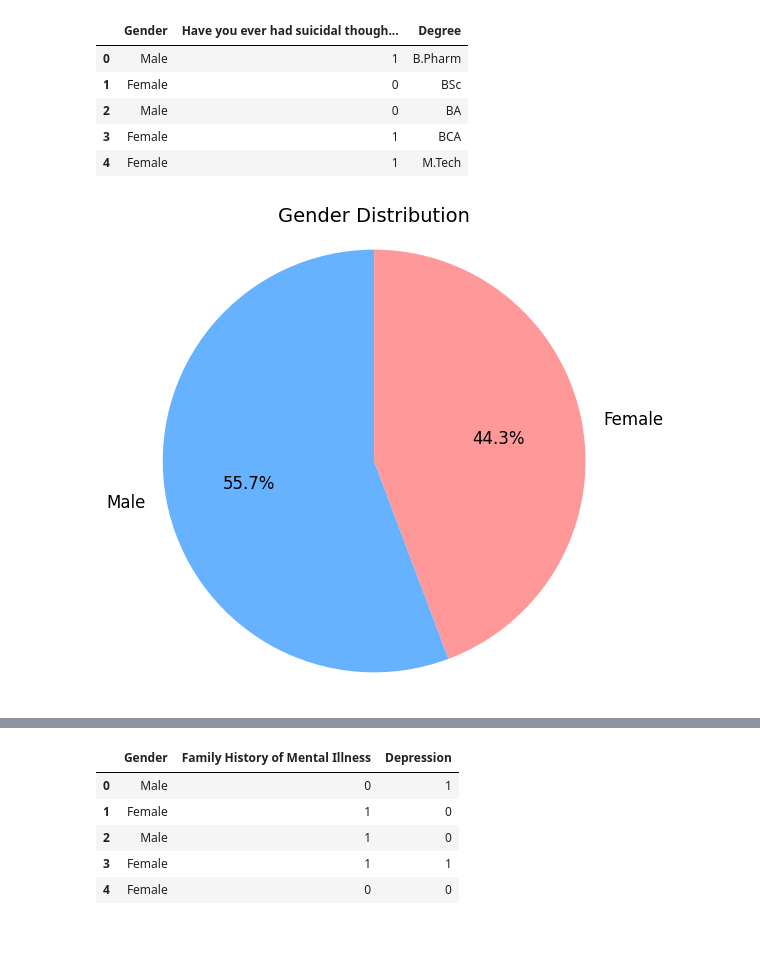
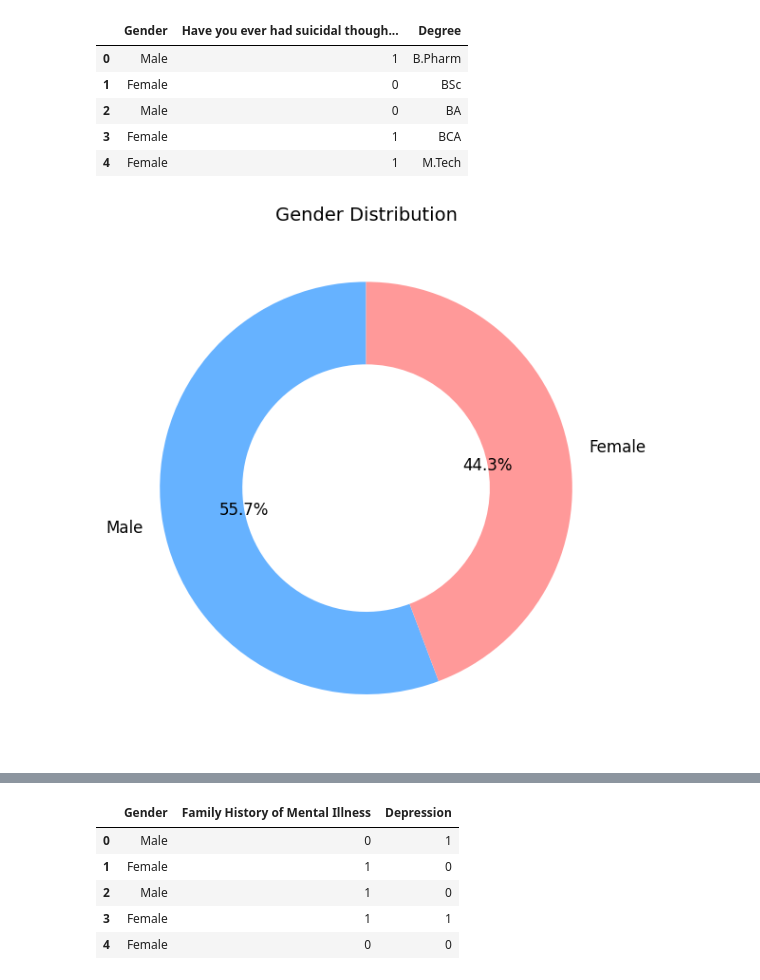
Before and after one commit to dinnifarisya/Student-Depression-Data-Science-Project, a Jupyter notebook: Data Science Project.ipynb, the cells around one changed output, grey strips where cells are left out. Cells and saved outputs as stored; diff of their text form; code cells hidden in the pictures; blank space fills up the shorter version.

```diff
--- a/Data Science Project.ipynb
+++ b/Data Science Project.ipynb
@@ -531,21 +531,28 @@ df_ua.head()
 # %%
 # Count gender frequencies
 gender_counts = df_ua['Gender'].value_counts()
 
-# Create pie chart
+# Create donut chart
 plt.figure(figsize=(6, 6))
 plt.pie(
     gender_counts,
     labels=gender_counts.index,
-    autopct='%1.1f%%',  # Show percentages with one decimal place
-    startangle=90,      # Rotate the chart for better label alignment
-    colors=['#66B2FF', '#FF9999'],  # Optional: custom colors
-    textprops={'fontsize': 12}  # Adjust font size
+    autopct='%1.1f%%',      # Show percentages with one decimal place
+    startangle=90,          # Rotate the chart for better label alignment
+    colors=['#66B2FF', '#FF9999'],  # Custom colors (blue for Female, red for Male)
+    wedgeprops=dict(width=0.4),     # Width of the donut ring
+    textprops={'fontsize': 12}      # Font size for labels/percentages
 )
+
+# Add a white circle in the center to create the "donut" effect
+centre_circle = plt.Circle((0, 0), 0.5, fc='white')
+fig = plt.gcf()
+fig.gca().add_artist(centre_circle)
 
 # Title and formatting
 plt.title('Gender Distribution', fontsize=14)
-plt.axis('equal')  # Equal aspect ratio ensures a circular pie
+plt.axis('equal')  # Equal aspect ratio ensures a circular donut
+plt.tight_layout()
 plt.show()
 # %% [output]
-[figure, old version]
+[figure, new version]
```
Also changed, not shown: parts of 4 cells of this notebook.
